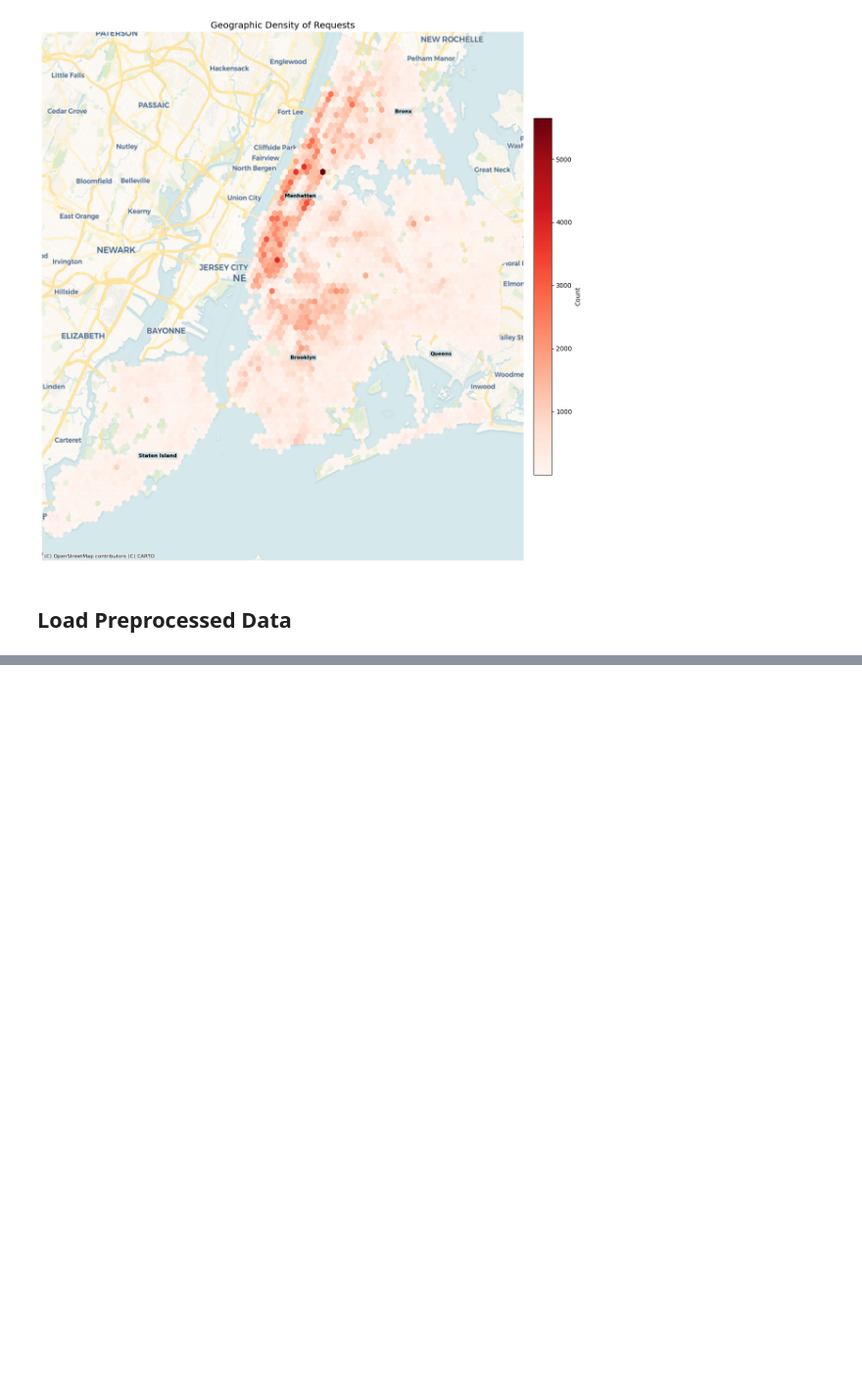
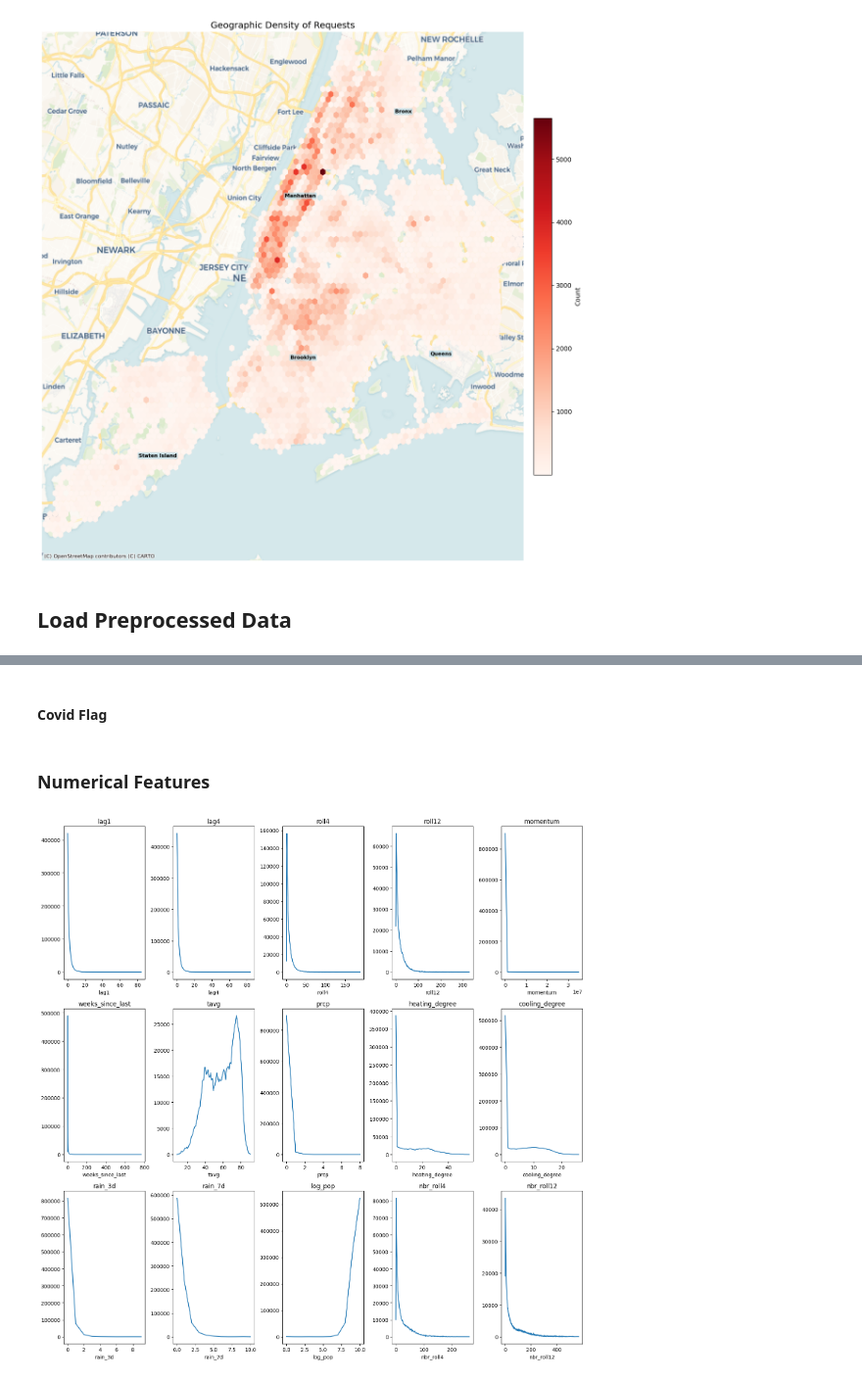
Before and after one commit to goravk95/311-service-requests, a Jupyter notebook: notebooks/Step 4 - Feature Engineering.ipynb, the cells around one changed output, grey strips where cells are left out. Shown at 98% size. Saved outputs shown, nothing was run; the diff lists cells and outputs as text; code cells hidden in the pictures; blank space fills up the shorter version.

```diff
--- a/notebooks/Step 4 - Feature Engineering.ipynb
+++ b/notebooks/Step 4 - Feature Engineering.ipynb
@@ -171,0 +104,5 @@ monthly_counts
+# %%
+for i in config.CATEGORICAL_COLUMNS:
+    print(i)
+    print(forecast_panel.groupby(i)['y'].sum())
+    print('-'*100)
@@ -171,0 +127,2 @@ monthly_counts
+# %% [markdown]
+#### Covid Flag
@@ -171,0 +193,25 @@ monthly_counts
+# %% [markdown]
+### Numerical Features
+# %%
+num_cols = len(config.NUMERICAL_COLUMNS)
+
+# Define subplot grid
+ncols = 5  # number of columns in the subplot grid (you can adjust)
+nrows = int(np.ceil(num_cols / ncols))
+
+fig, axes = plt.subplots(nrows, ncols, figsize=(15, 5 * nrows))
+axes = axes.flatten()  # Flatten to easily iterate over axes
+
+for idx, i in enumerate(config.NUMERICAL_COLUMNS):
+    ax = axes[idx]
+    forecast_panel.groupby(forecast_panel[i] // gap * gap)['y'].sum().plot(ax=ax)
+    ax.set_title(i)
+
+# Hide any unused subplots
+for j in range(idx + 1, len(axes)):
+    fig.delaxes(axes[j])
+
+plt.tight_layout()
+plt.show()
+# %% [output]
+[figure, added]
```
Also changed, not shown: parts of 15 cells of this notebook, 1 other file.
